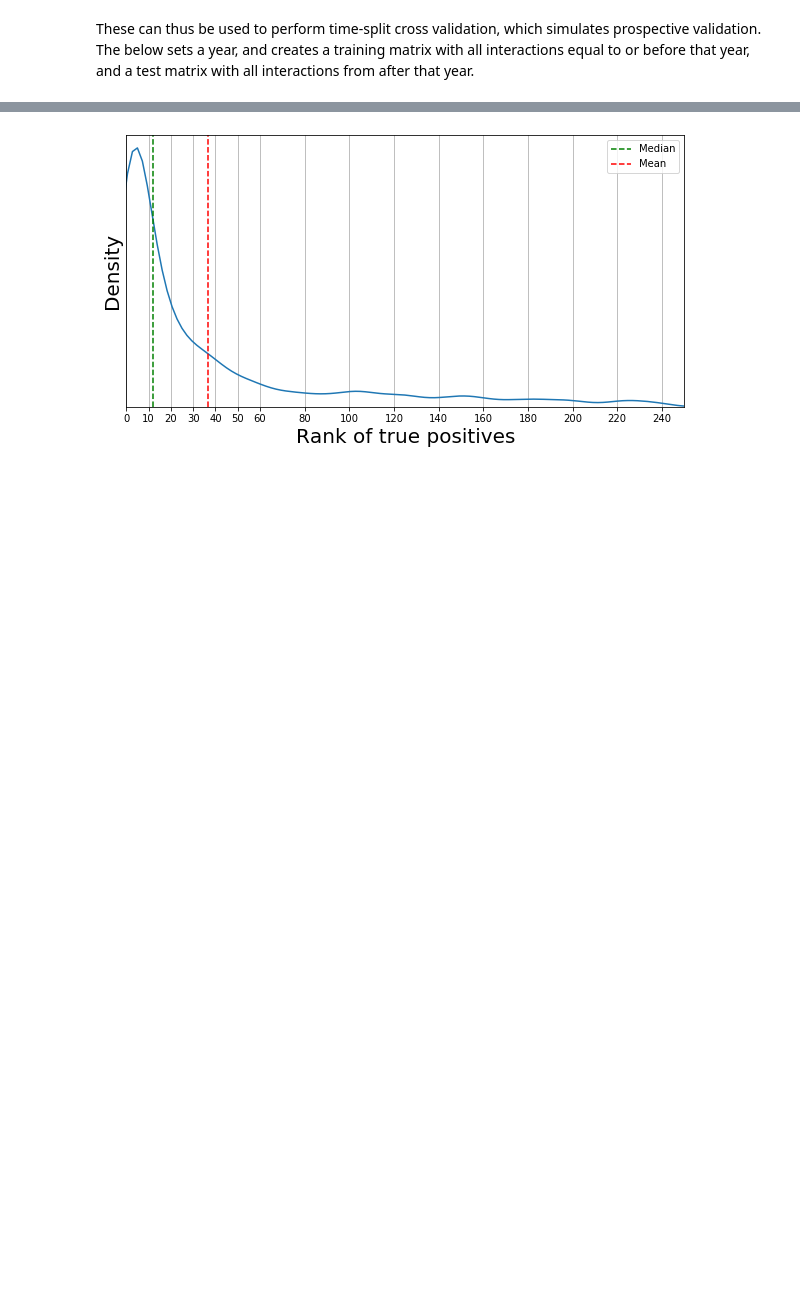
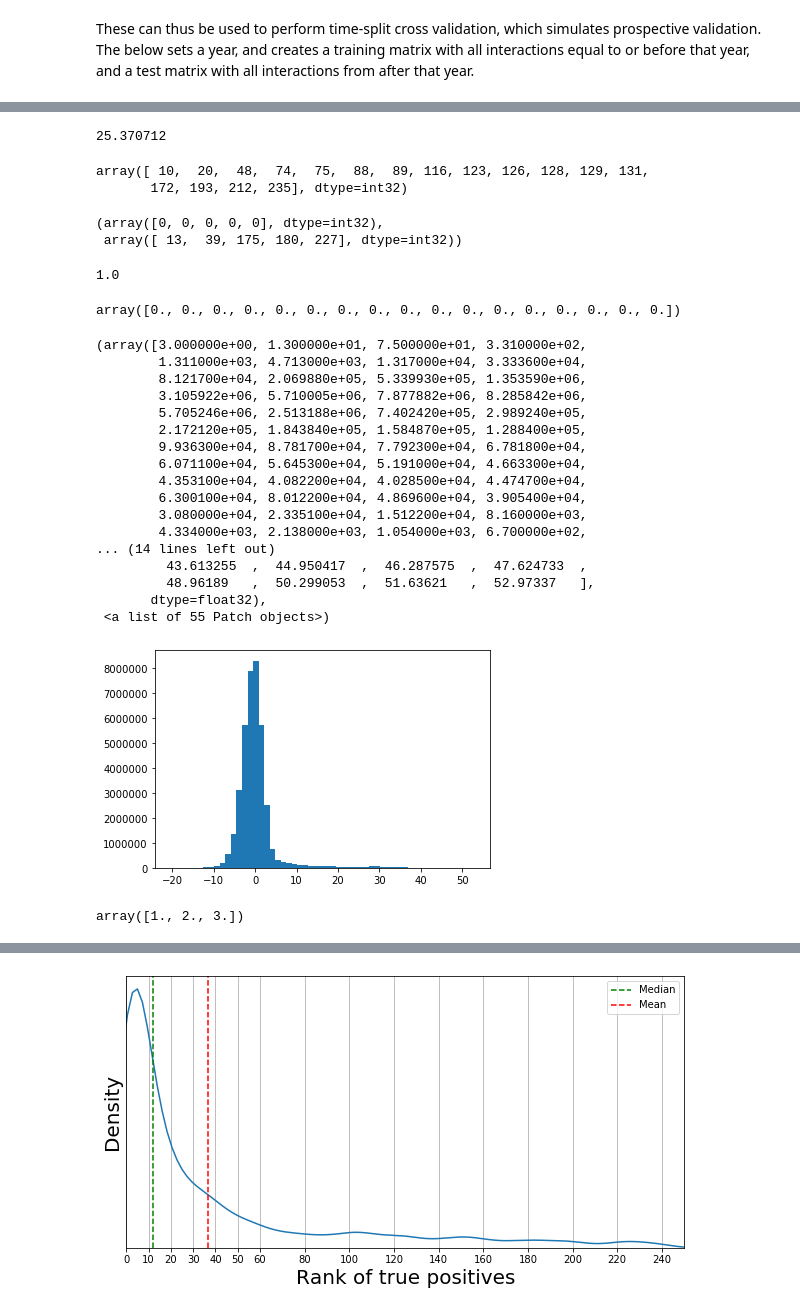
Before and after one commit to ljmartin/molrec, a Jupyter notebook: time_split/code_scrapbook.ipynb, the cells around one changed output, grey strips where cells are left out. Cells and saved outputs as stored; diff of their text form; code cells hidden in the pictures; blank space fills up the shorter version.

```diff
--- a/time_split/code_scrapbook.ipynb
+++ b/time_split/code_scrapbook.ipynb
@@ -73,3 +239,50 @@ These can thus be used to perform time-split cross validation, which simulates p
+# %%
+preds[0,13]
+# %% [output]
+25.370712
+# %%
+train[0].nonzero()[1]
+# %% [output]
+array([ 10,  20,  48,  74,  75,  88,  89, 116, 123, 126, 128, 129, 131,
+       172, 193, 212, 235], dtype=int32)
+# %%
+test[0].nonzero()
+# %% [output]
+(array([0, 0, 0, 0, 0], dtype=int32),
+ array([ 13,  39, 175, 180, 227], dtype=int32))
+# %%
+prediction_ranks[0,13]
+# %% [output]
+1.0
+# %%
+prediction_ranks[0][train[0].nonzero()[1]]
+# %% [output]
+array([0., 0., 0., 0., 0., 0., 0., 0., 0., 0., 0., 0., 0., 0., 0., 0., 0.])
+# %%
+plt.hist(preds.flatten(), bins=55)
+# %% [output]
+(array([3.000000e+00, 1.300000e+01, 7.500000e+01, 3.310000e+02,
+        1.311000e+03, 4.713000e+03, 1.317000e+04, 3.333600e+04,
+        8.121700e+04, 2.069880e+05, 5.339930e+05, 1.353590e+06,
+        3.105922e+06, 5.710005e+06, 7.877882e+06, 8.285842e+06,
+        5.705246e+06, 2.513188e+06, 7.402420e+05, 2.989240e+05,
+        2.172120e+05, 1.843840e+05, 1.584870e+05, 1.288400e+05,
+        9.936300e+04, 8.781700e+04, 7.792300e+04, 6.781800e+04,
+        6.071100e+04, 5.645300e+04, 5.191000e+04, 4.663300e+04,
+        4.353100e+04, 4.082200e+04, 4.028500e+04, 4.474700e+04,
+        6.300100e+04, 8.012200e+04, 4.869600e+04, 3.905400e+04,
+        3.080000e+04, 2.335100e+04, 1.512200e+04, 8.160000e+03,
+        4.334000e+03, 2.138000e+03, 1.054000e+03, 6.700000e+02,
+... (14 lines left out)
+         43.613255  ,  44.950417  ,  46.287575  ,  47.624733  ,
+         48.96189   ,  50.299053  ,  51.63621   ,  52.97337   ],
+       dtype=float32),
+ <a list of 55 Patch objects>)
+[figure, added]
+# %%
+rankdata([1,2,3])
+# %% [output]
+array([1., 2., 3.])
 # %%
 %%time
 train, test = utils.load_time_split()
```
Also changed, not shown: parts of 19 cells of this notebook, 15 other files.
